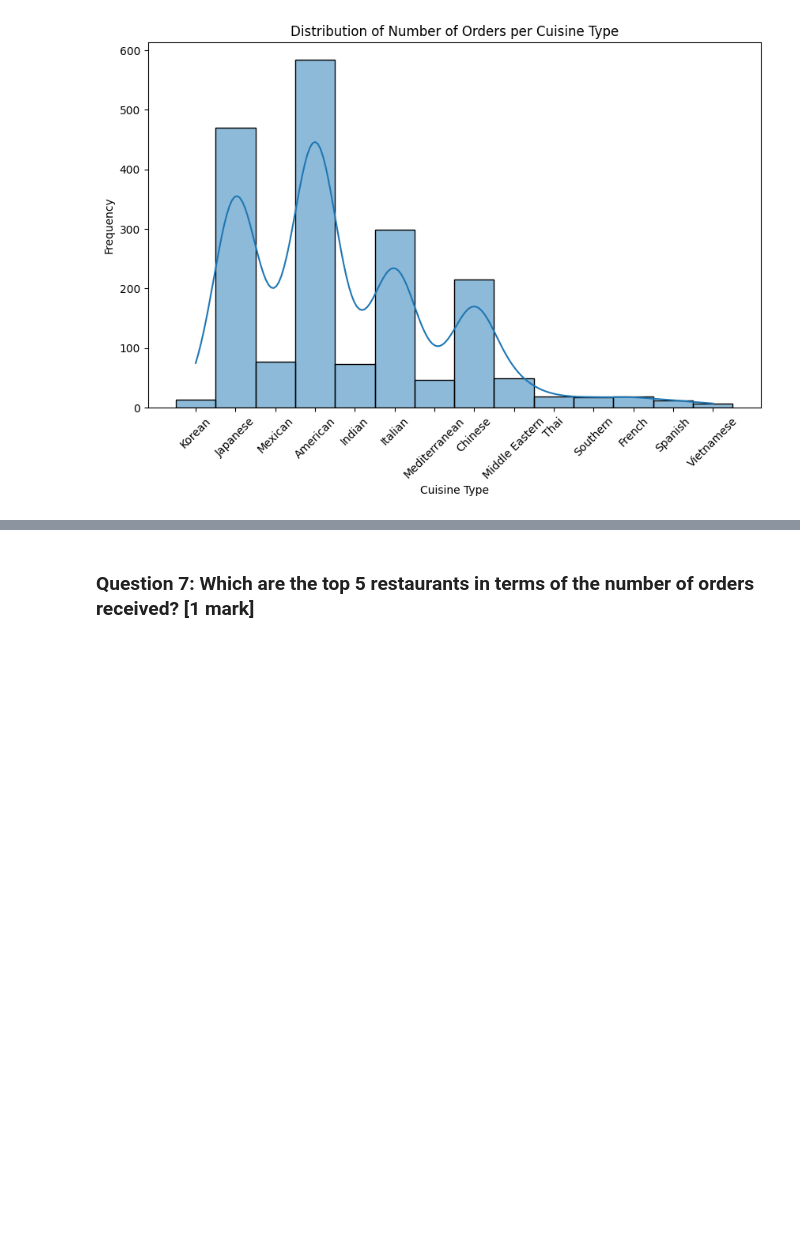
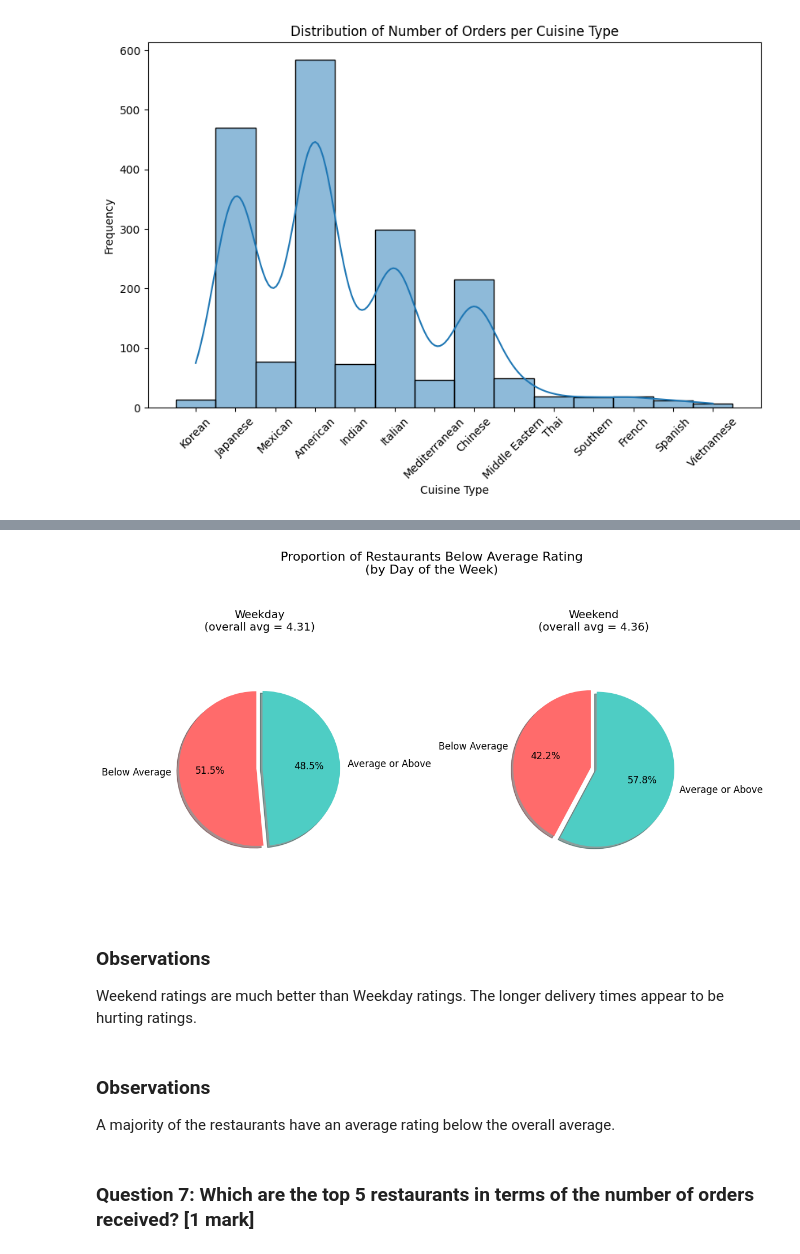
Before and after one commit to pieterkdevilliers/mit-foodhub, a Jupyter notebook: notebooks/FDS_Project_LearnerNotebook_FullCode.ipynb, the cells around one changed output, grey strips where cells are left out. Saved outputs shown, nothing was run; the diff lists cells and outputs as text; code cells hidden in the pictures; blank space fills up the shorter version.

```diff
--- a/notebooks/FDS_Project_LearnerNotebook_FullCode.ipynb
+++ b/notebooks/FDS_Project_LearnerNotebook_FullCode.ipynb
@@ -289,3 +331,54 @@ Replaced existing 'Not given' values with true NaN to make the data easier to wo
+# %%
+# Analyze ratings by day of the week
+
+# Remove rows with missing ratings for this analysis
+df_valid = df.dropna(subset=['rating'])
+
+# ────────────────────────────────────────────────
+# Calculate stats per day type
+grouped = df_valid.groupby('day_of_the_week')
+
+fig, axes = plt.subplots(1, 2, figsize=(12, 6))
+fig.suptitle("Proportion of Restaurants Below Average Rating\n(by Day of the Week)", fontsize=16, y=1.05)
+
+for i, (day_type, group) in enumerate(grouped):
+    if group.empty:
+        axes[i].text(0.5, 0.5, f"No data for {day_type}", ha='center', va='center')
+        axes[i].axis('off')
+        continue
+
+    # Overall average rating in this group
+    avg_rating = group['rating'].mean()
+
+    # Average rating per restaurant (only in this group)
+    restaurant_avg = group.groupby('restaurant_name')['rating'].mean().reset_index(name='avg_rating')
+
+    # Flag restaurants below the group's average
+    below = restaurant_avg['avg_rating'] < avg_rating
+    num_below = below.sum()
+    total_rest = len(restaurant_avg)
+
+    sizes = [num_below, total_rest - num_below]
+    labels = ['Below Average', 'Average or Above']
+    colors = ['#ff6b6b', '#4ecdc4']
+    explode = (0.08, 0)
+
+    axes[i].pie(sizes, explode=explode, labels=labels, colors=colors,
+                autopct='%1.1f%%', shadow=True, startangle=90,
+                textprops={'fontsize': 12})
+    axes[i].set_title(f"{day_type}\n(overall avg = {avg_rating:.2f})", fontsize=14, pad=10)
+    axes[i].axis('equal')
+
+plt.tight_layout()
+plt.show()
+# %% [output]
+[figure, added]
+# %% [markdown]
+### Observations
+Weekend ratings are much better than Weekday ratings. The longer delivery times appear to be hurting ratings.
+# %% [markdown]
+### Observations
+A majority of the restaurants have an average rating below the overall average.
 # %% [markdown]
 ### **Question 7**: Which are the top 5 restaurants in terms of the number of orders received? [1 mark]
 # %%
```
Also changed, not shown: parts of 32 cells of this notebook, 1 other file.
